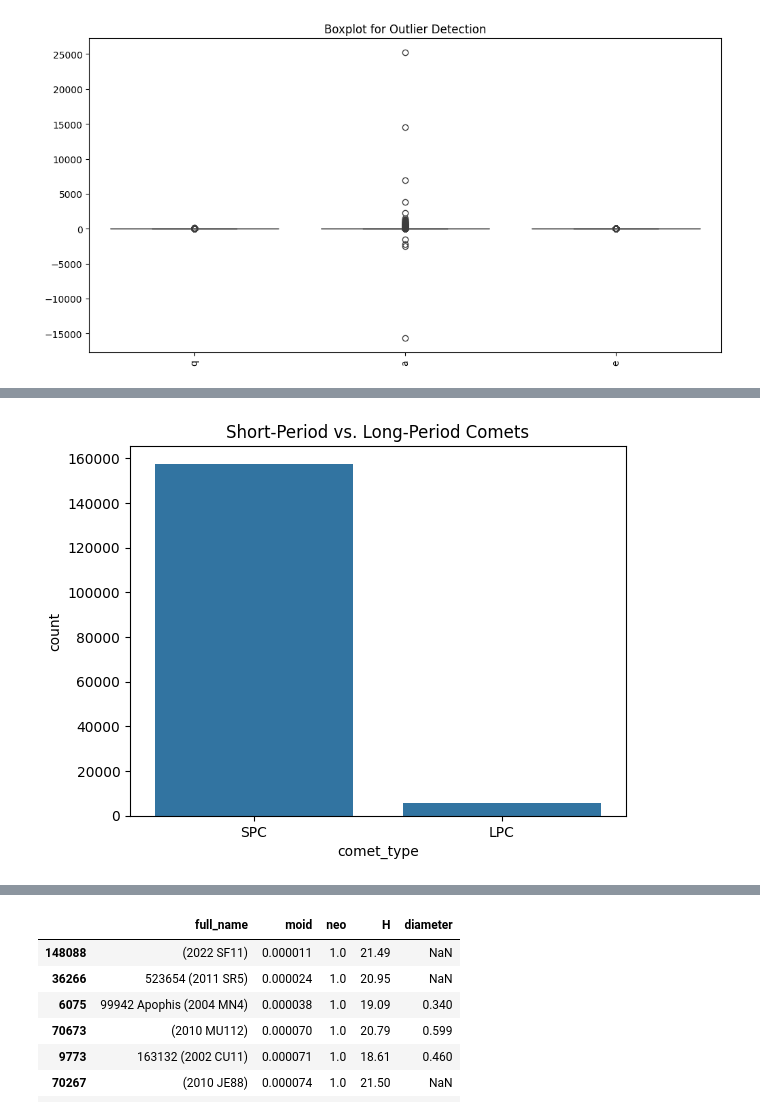
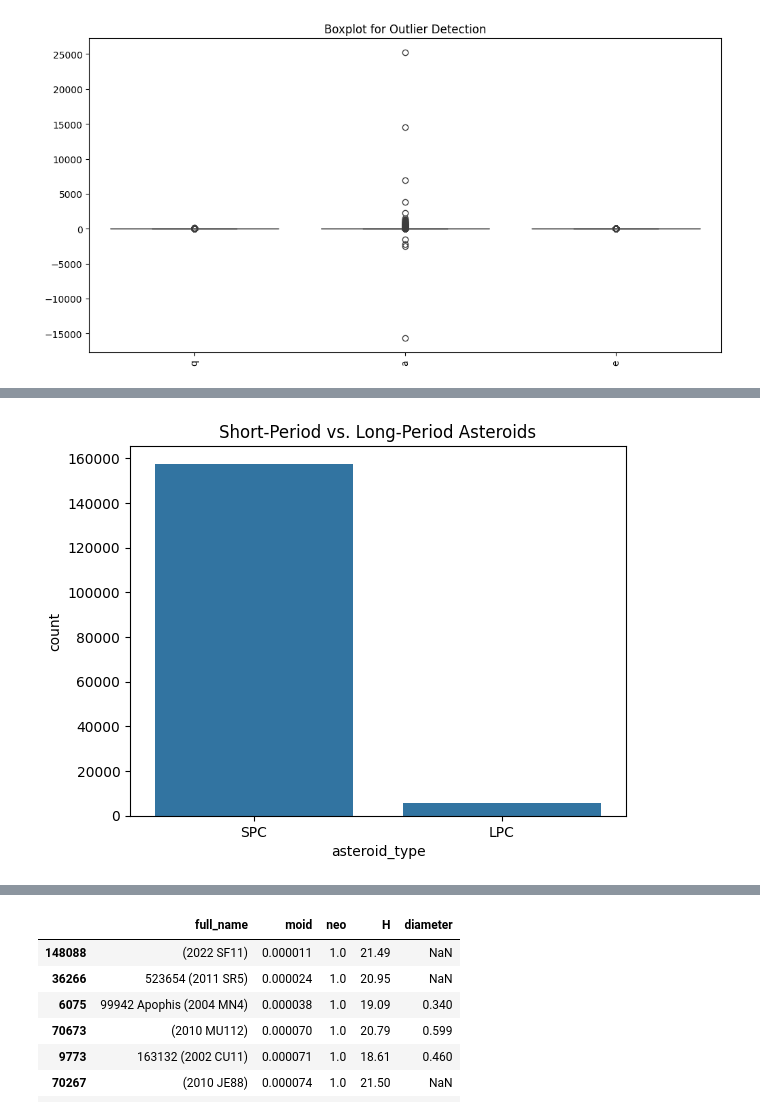
Before and after one commit to MayurSoni2003/Asteroids-Machine-Learning-Analysis, a Jupyter notebook: Astroid.ipynb, the cells around one changed output, grey strips where cells are left out. Saved outputs shown, nothing was run; the diff lists cells and outputs as text; code cells hidden in the pictures.

```diff
--- a/Astroid.ipynb
+++ b/Astroid.ipynb
@@ -268,5 +232,3 @@ Name: count, dtype: int64
-# %%
-df.drop(columns=['equinox'], inplace=True)
 # %%
 print(df.columns.tolist())
 # %% [output]
@@ -334,10 +300,10 @@ plt.show()
 # %%
-df["comet_type"] = df["a"].apply(lambda x: "SPC" if x < 10 else "LPC")
-sns.countplot(x="comet_type", data=df)
-plt.title("Short-Period vs. Long-Period Comets")
+df["asteroid_type"] = df["a"].apply(lambda x: "SPC" if x < 10 else "LPC")
+sns.countplot(x="asteroid_type", data=df)
+plt.title("Short-Period vs. Long-Period Asteroids")
 plt.show()
 # %% [output]
-[figure, old version]
+[figure, new version]
 # %%
 df["first_obs_year"] = df["first_obs"].dt.year
 df["last_obs_year"] = df["last_obs"].dt.year
```
Also changed, not shown: parts of 12 cells of this notebook.
